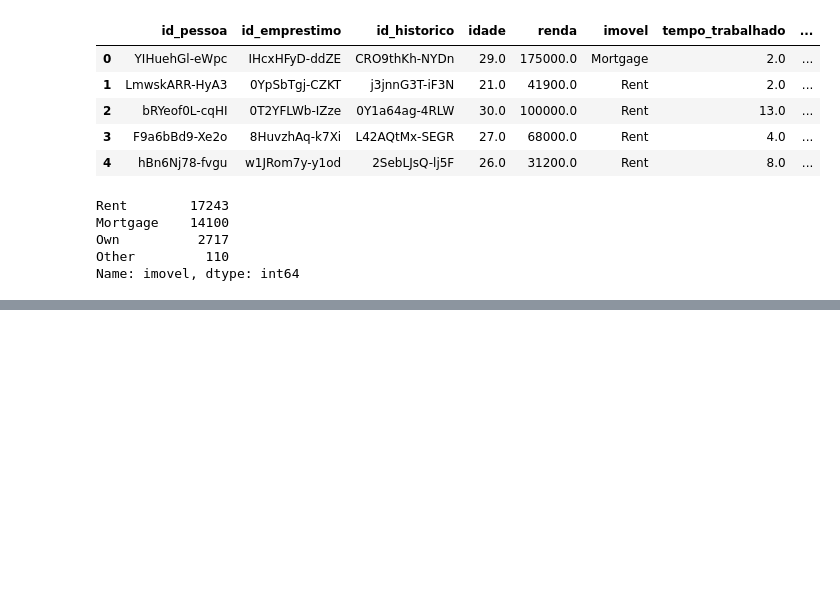
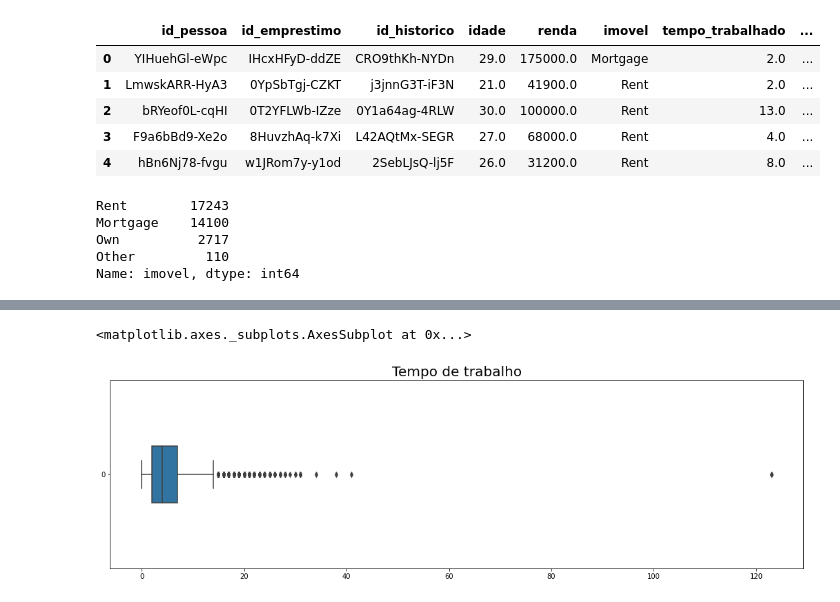
Before and after one commit to andreggalvao/Challenge-Data-Science-1ed, a Jupyter notebook: Challenge_dados_semana2.ipynb, the cells around one changed output, grey strips where cells are left out. Drawn from its saved outputs; the diff is of its cells as text; code cells hidden in the pictures; blank space fills up the shorter version.

```diff
--- a/Challenge_dados_semana2.ipynb
+++ b/Challenge_dados_semana2.ipynb
@@ -204,0 +188,11 @@ dtype: int64
+# %%
+#A busca nos mostrou idades ireais, podemos encarar como um erro de digitação e será deletado
+dados.drop(index = dados.query('idade > 100').index, inplace = True)
+# %%
+ax = sns.boxplot(data = dados.tempo_trabalhado, orient = 'h', width = 0.3)
+ax.figure.set_size_inches(18, 5)
+ax.set_title('Tempo de trabalho', fontsize=20)
+ax
+# %% [output]
+<matplotlib.axes._subplots.AxesSubplot at 0x...>
+[figure, added]
```
Also changed, not shown: parts of 28 cells of this notebook.
